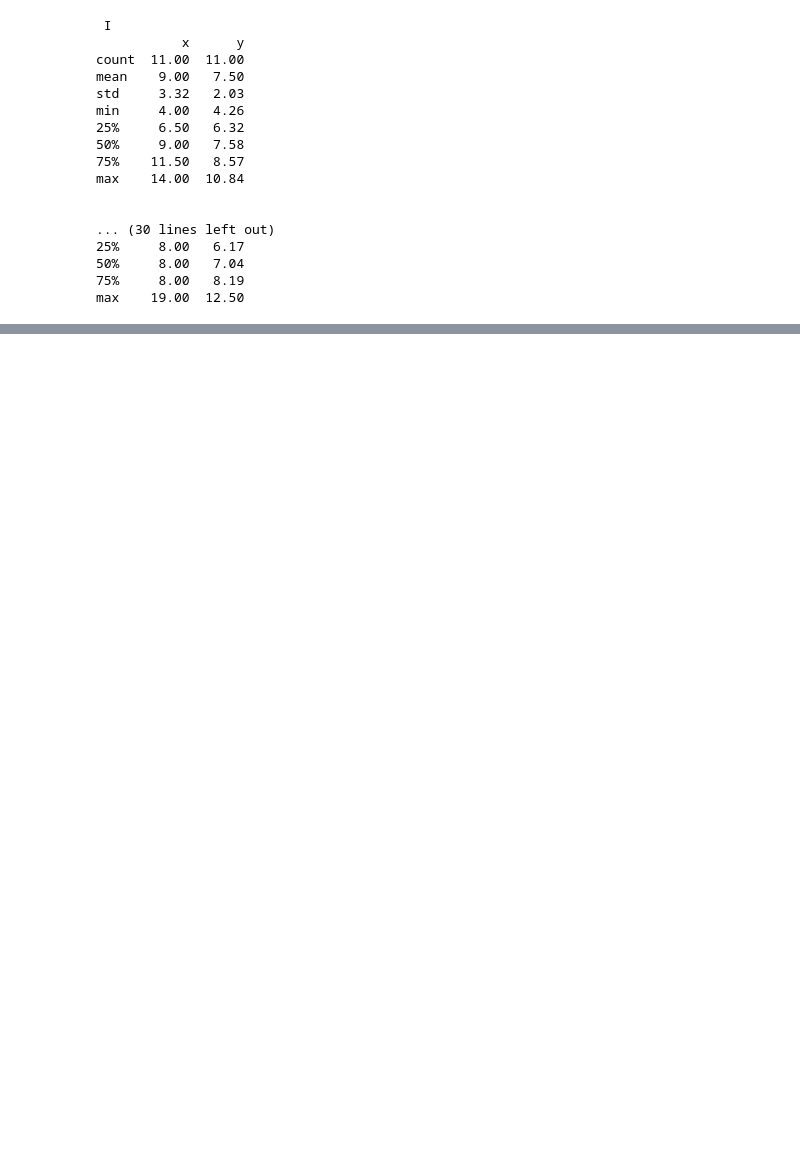
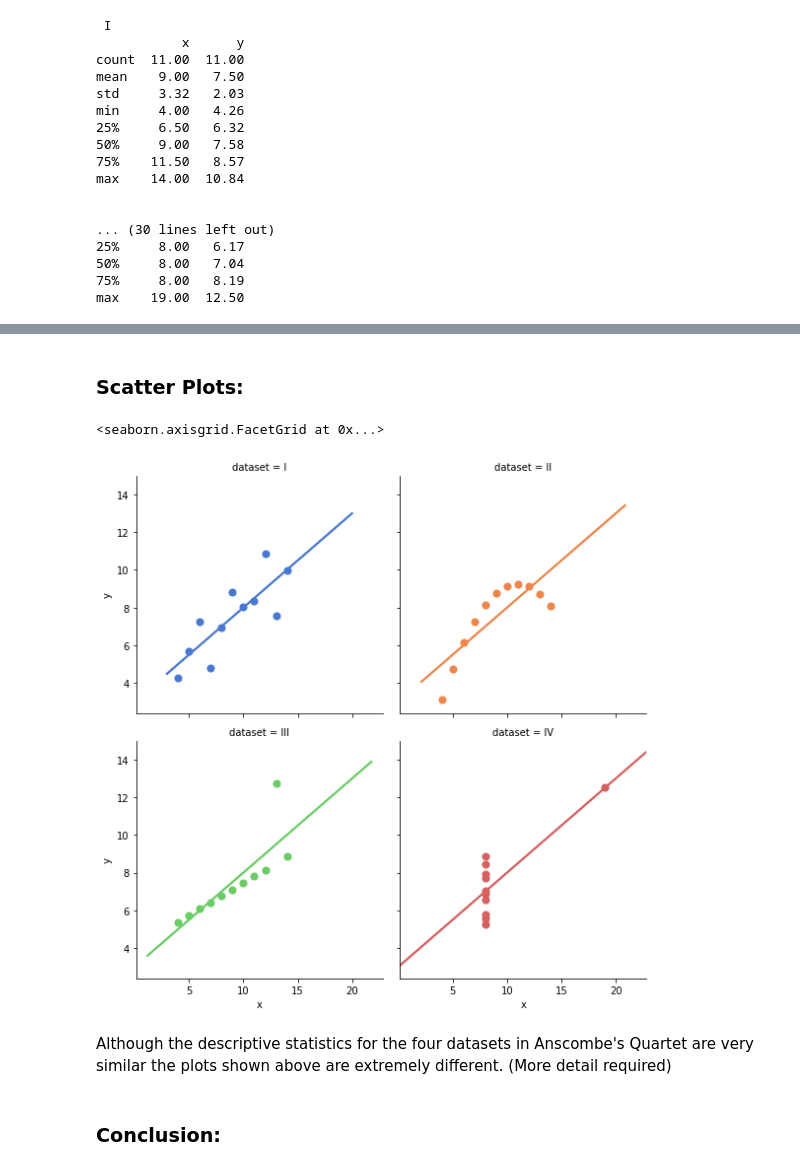
Before and after one commit to beccycole/Fundamentals-of-Data-Analysis, a Jupyter notebook: Anscombe's quartet.ipynb, the cells around one changed output, grey strips where cells are left out. Cells and saved outputs as stored; diff of their text form; code cells hidden in the pictures; blank space fills up the shorter version.

Commit message:
Added comments to code and created plots using seaborn

```diff
--- a/Anscombe's quartet.ipynb
+++ b/Anscombe's quartet.ipynb
@@ -92,0 +104,13 @@ max    19.00  12.50
+# %% [markdown]
+### Scatter Plots:
+# %%
+sns.lmplot(x="x", y="y", col="dataset", hue="dataset", data=df_anscombe,
+           col_wrap=2, ci=None, palette="muted", height=4,
+           scatter_kws={"s": 50, "alpha": 1})
+# %% [output]
+<seaborn.axisgrid.FacetGrid at 0x...>
+[figure, added]
+# %% [markdown]
+Although the descriptive statistics for the four datasets in Anscombe's Quartet are very similar the plots shown above are extremely different. (More detail required)
+# %% [markdown]
+### Conclusion:
```
Also changed, not shown: parts of 16 cells of this notebook.
